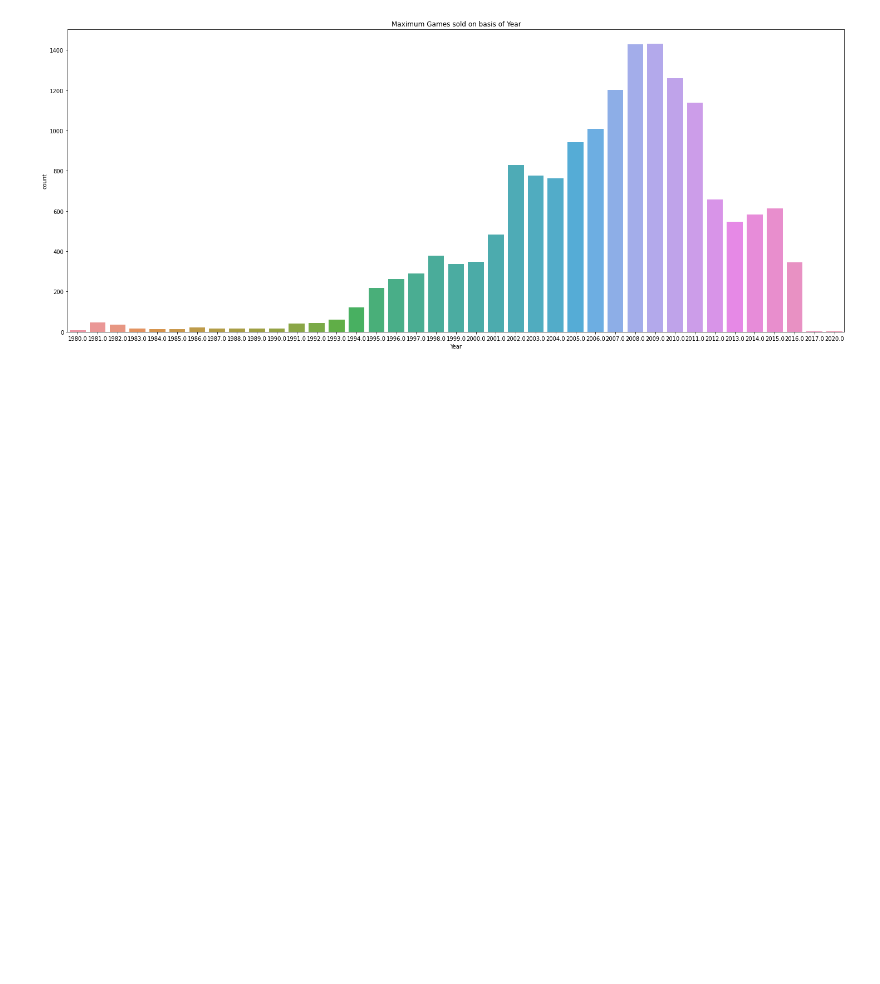
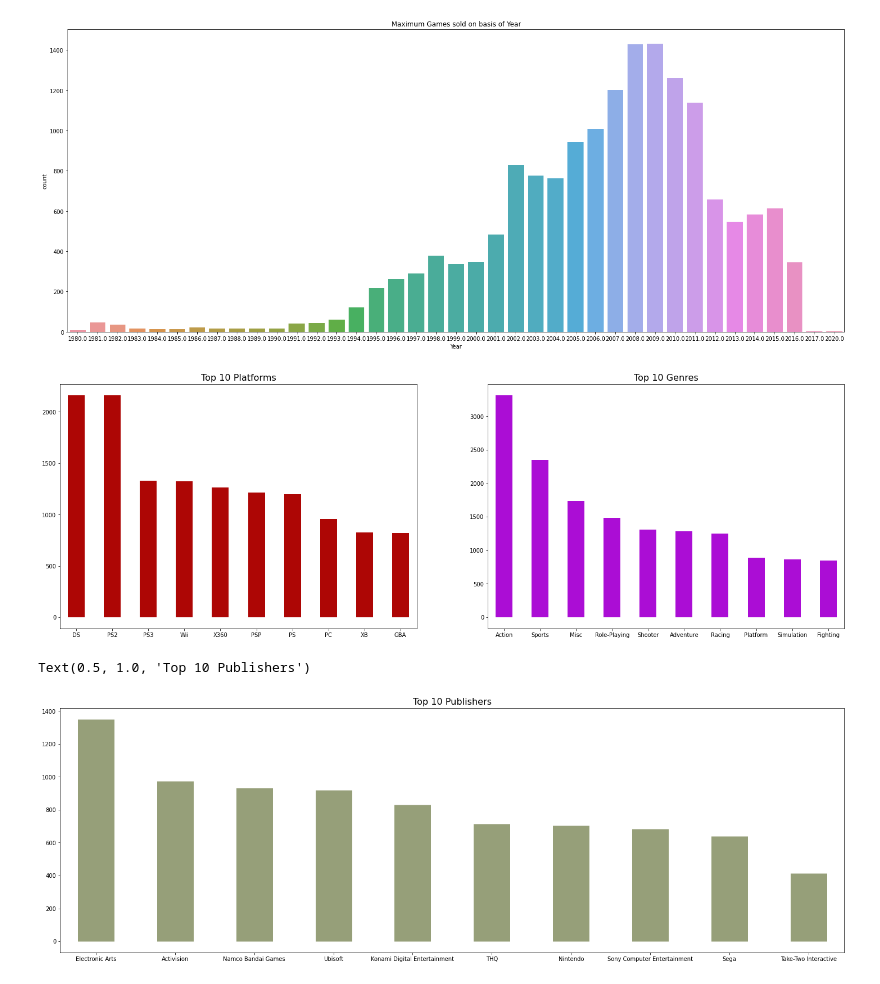
Before and after one commit to Milind-cod3-base/EDA_VideoGames, a Jupyter notebook: games_eda.ipynb, the cells around one changed output. Cells and saved outputs as stored; diff of their text form; code cells hidden in the pictures; blank space fills up the shorter version.

```diff
--- a/games_eda.ipynb
+++ b/games_eda.ipynb
@@ -193,3 +193,36 @@ plt.show()
 # %% [output]
 Pass the following variable as a keyword arg: x. From version 0.12, the only valid positional argument will be `data`, and passing other arguments without an explicit keyword will result in an error o ...
 [figure]
+# %%
+#top platforms (name of the platform,total number of games developed for that platform)
+topPlatforms_index = vgame_df.Platform.value_counts().head(10).index
+topPlatforms_values = vgame_df.Platform.value_counts().head(10).values
+
+#top genres (name of the genre,total number of games developed in that genre)
+topGenres_index = vgame_df.Genre.value_counts().head(10).index
+topGenres_values = vgame_df.Genre.value_counts().head(10).values
+
+#top game developers/publishers (name of the publisher,total number of games published by that publisher)
+topPublisher_index = vgame_df.Publisher.value_counts().head(10).index
+topPublisher_values = vgame_df.Publisher.value_counts().head(10).values
+
+fig, (ax1,ax2) = plt.subplots(1,2,figsize=(25,8), facecolor='white')
+
+##top platforms used for games
+ax1.vlines(x=topPlatforms_index, ymin=0, ymax=topPlatforms_values, color='#AD0605', linewidth=30)
+ax1.set_title('Top 10 Platforms',fontsize=16)
+
+#top genres of Games accordingly
+ax2.vlines(x=topGenres_index, ymin=0, ymax=topGenres_values, color='#AB0DD5', linewidth=30)
+ax2.set_title('Top 10 Genres',fontsize=16)
+plt.show()
+
+fig, ax = plt.subplots(figsize=(25,8), facecolor='white')
+
+#top publishers of the games
+ax.vlines(x=topPublisher_index, ymin=0, ymax=topPublisher_values, linewidth=65, color='#969F79')
+ax.set_title('Top 10 Publishers',fontsize=16)
+# %% [output]
+[figure, added]
+Text(0.5, 1.0, 'Top 10 Publishers')
+[figure, added]
```
Also changed, not shown: parts of 4 cells of this notebook.
